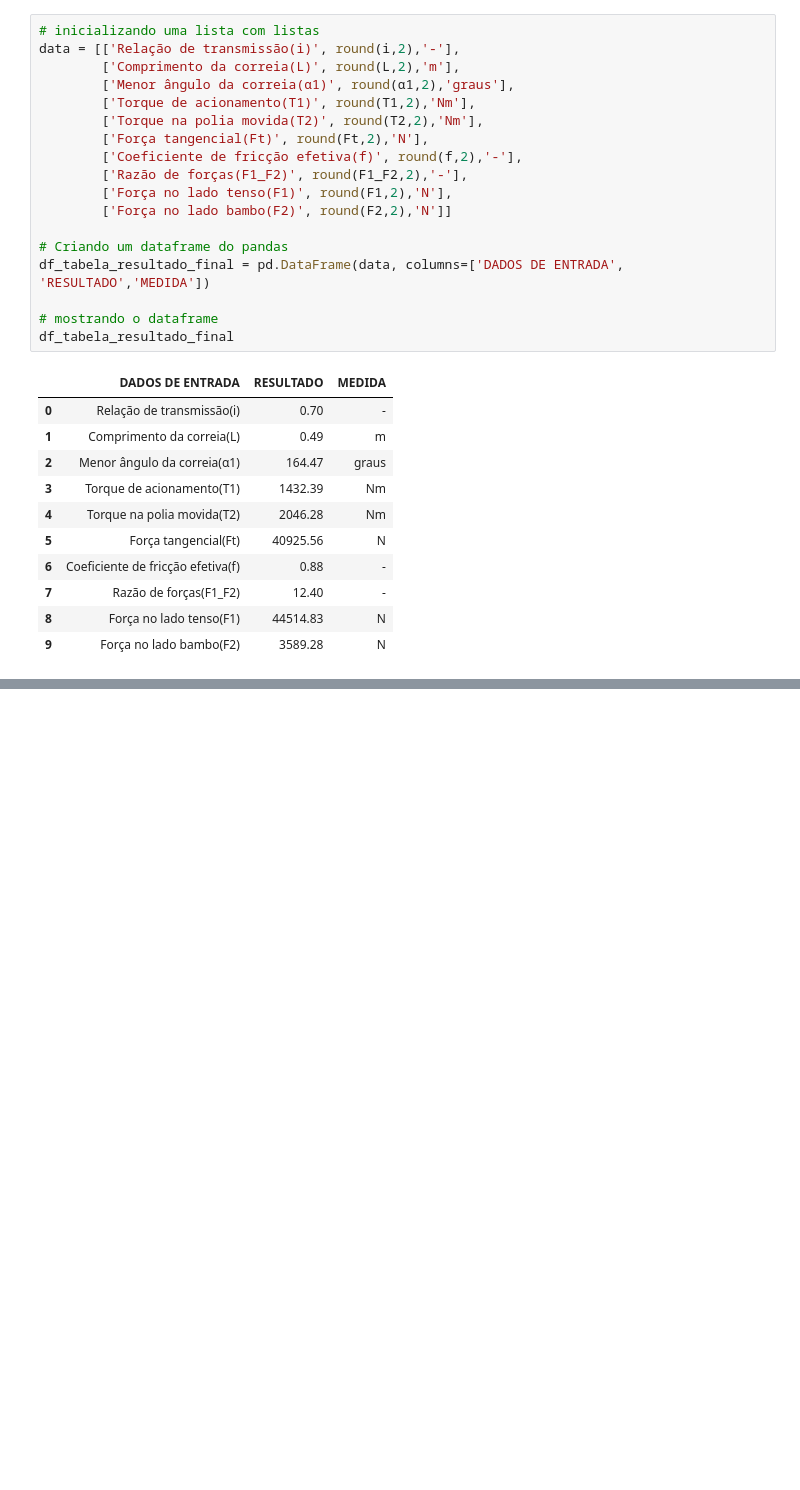
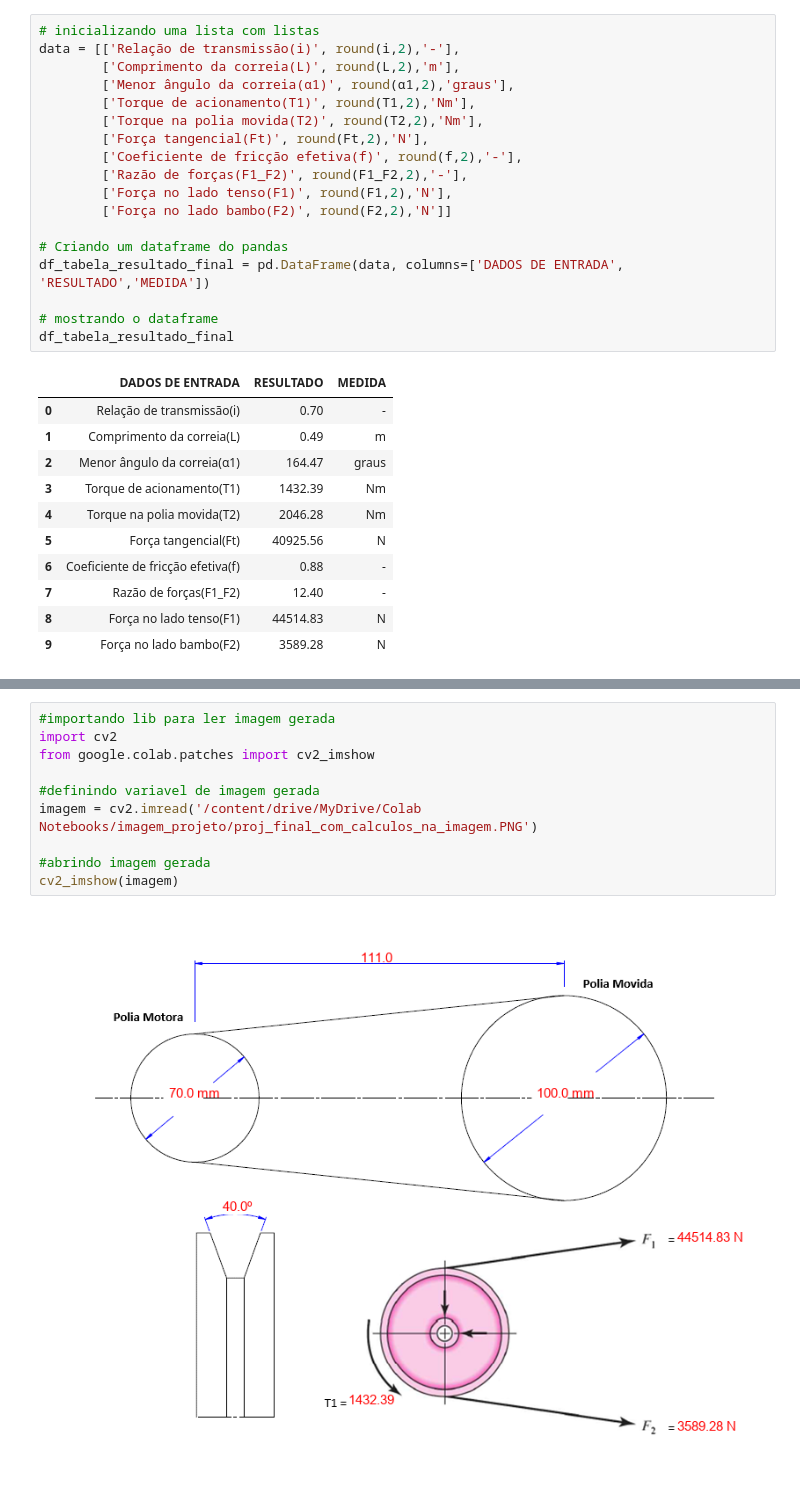
Before and after one commit to ronnanlimadataeng/Projetos_estudo_programacao, a Jupyter notebook: Atividade_prática_–_Projeto_de_componentes_mecânicos.ipynb, the cells around one changed output, grey strips where cells are left out. Cells and saved outputs as stored; diff of their text form; blank space fills up the shorter version.

```diff
--- a/Atividade_prática_–_Projeto_de_componentes_mecânicos.ipynb
+++ b/Atividade_prática_–_Projeto_de_componentes_mecânicos.ipynb
@@ -165,0 +190,12 @@ df_tabela_resultado_final
+# %%
+#importando lib para ler imagem gerada
+import cv2
+from google.colab.patches import cv2_imshow
+
+#definindo variavel de imagem gerada
+imagem = cv2.imread('/content/drive/MyDrive/Colab Notebooks/imagem_projeto/proj_final_com_calculos_na_imagem.PNG')
+
+#abrindo imagem gerada
+cv2_imshow(imagem)
+# %% [output]
+[figure, added]
```
Also changed, not shown: parts of 5 cells of this notebook.
